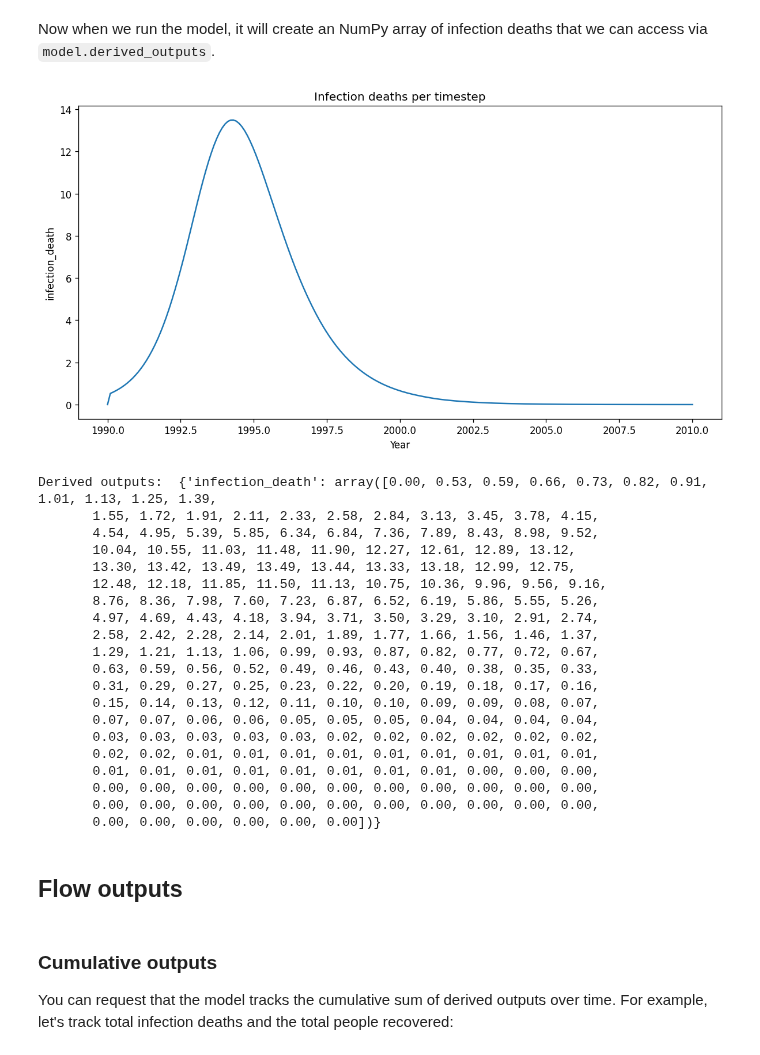
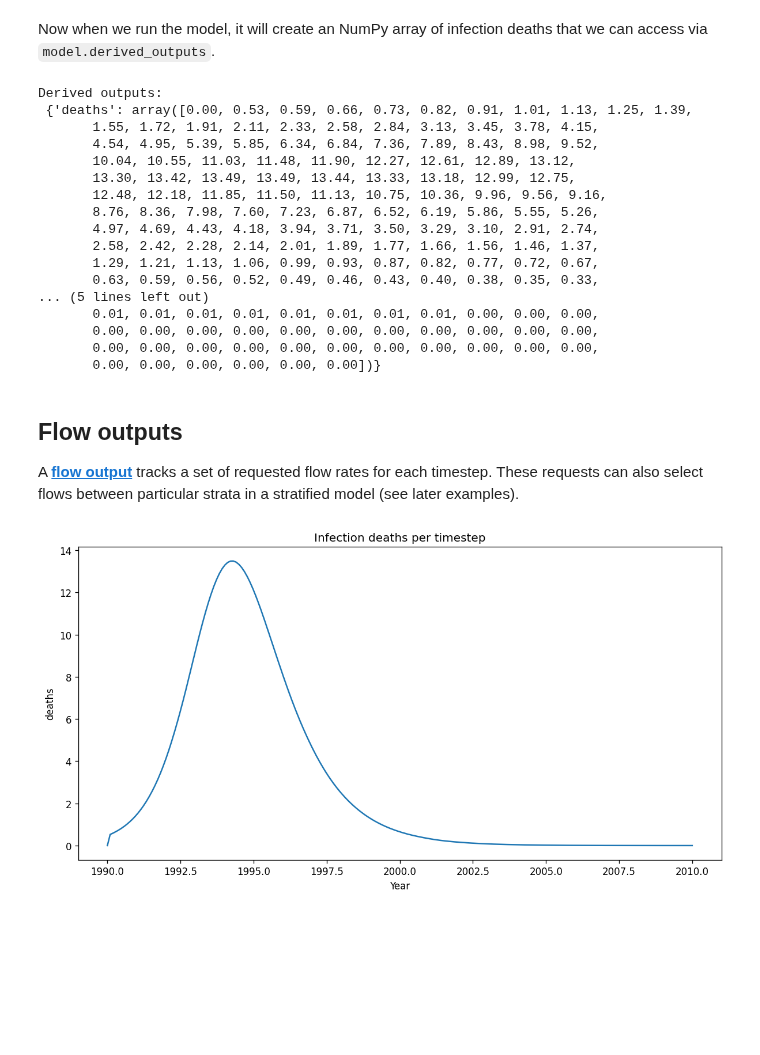
Before and after one commit to monash-emu/summer, a Jupyter notebook: docs/examples/2-derived-outputs.ipynb, the cells around one changed output. Cells and saved outputs as stored; diff of their text form; code cells hidden in the pictures; blank space fills up the shorter version.

```diff
--- a/docs/examples/2-derived-outputs.ipynb
+++ b/docs/examples/2-derived-outputs.ipynb
@@ -56,21 +78,14 @@ model.request_output_for_flow(name="infection_death", flow_name="infection_death
 # %% [markdown]
 Now when we run the model, it will create an NumPy array of infection deaths that we can access via `model.derived_outputs`.
 # %%
-# Force NumPy to format the derived output array nicely.
-import numpy as np
-np.set_printoptions(formatter={'all': lambda f: f"{f:0.2f}"})
-
 # Run the model
 model.run()
 
-# Plot the derived outputs
-plot_output(model, 'infection_death', "Infection deaths per timestep")
-
-# View the derived outputs object
-print("Derived outputs: ", model.derived_outputs)
+# View the derived outputs dictionary that we calculated when `run()` was called.
+print("Derived outputs:\n", model.derived_outputs)
 # %% [output]
-[figure, removed]
-Derived outputs:  {'infection_death': array([0.00, 0.53, 0.59, 0.66, 0.73, 0.82, 0.91, 1.01, 1.13, 1.25, 1.39,
+Derived outputs:
+ {'deaths': array([0.00, 0.53, 0.59, 0.66, 0.73, 0.82, 0.91, 1.01, 1.13, 1.25, 1.39,
        1.55, 1.72, 1.91, 2.11, 2.33, 2.58, 2.84, 3.13, 3.45, 3.78, 4.15,
        4.54, 4.95, 5.39, 5.85, 6.34, 6.84, 7.36, 7.89, 8.43, 8.98, 9.52,
        10.04, 10.55, 11.03, 11.48, 11.90, 12.27, 12.61, 12.89, 13.12,
@@ -81,23 +96,22 @@ Derived outputs:  {'infection_death': array([0.00, 0.53, 0.59, 0.66, 0.73, 0.82,
        2.58, 2.42, 2.28, 2.14, 2.01, 1.89, 1.77, 1.66, 1.56, 1.46, 1.37,
        1.29, 1.21, 1.13, 1.06, 0.99, 0.93, 0.87, 0.82, 0.77, 0.72, 0.67,
        0.63, 0.59, 0.56, 0.52, 0.49, 0.46, 0.43, 0.40, 0.38, 0.35, 0.33,
-       0.31, 0.29, 0.27, 0.25, 0.23, 0.22, 0.20, 0.19, 0.18, 0.17, 0.16,
-       0.15, 0.14, 0.13, 0.12, 0.11, 0.10, 0.10, 0.09, 0.09, 0.08, 0.07,
-       0.07, 0.07, 0.06, 0.06, 0.05, 0.05, 0.05, 0.04, 0.04, 0.04, 0.04,
-       0.03, 0.03, 0.03, 0.03, 0.03, 0.02, 0.02, 0.02, 0.02, 0.02, 0.02,
-       0.02, 0.02, 0.01, 0.01, 0.01, 0.01, 0.01, 0.01, 0.01, 0.01, 0.01,
+... (5 lines left out)
        0.01, 0.01, 0.01, 0.01, 0.01, 0.01, 0.01, 0.01, 0.00, 0.00, 0.00,
        0.00, 0.00, 0.00, 0.00, 0.00, 0.00, 0.00, 0.00, 0.00, 0.00, 0.00,
        0.00, 0.00, 0.00, 0.00, 0.00, 0.00, 0.00, 0.00, 0.00, 0.00, 0.00,
        0.00, 0.00, 0.00, 0.00, 0.00, 0.00])}
 # %% [markdown]
 ## Flow outputs
+
+A **[flow output](/model.html#summer.model.CompartmentalModel.request_output_for_flow)** tracks a set of requested flow rates for each timestep. These requests can also select flows between particular strata in a stratified model (see later examples).
 # %%
 model = build_model()
-model.request_output_for_flow(name="infection_death", flow_name="infection_death")
+
+# Request that the 'infection_death' flow is tracked as a derived output named 'deaths'.
+model.request_output_for_flow(name="deaths", flow_name="infection_death")
+
+model.run()
+plot_output(model, 'deaths', "Infection deaths per timestep")
+# %% [output]
+[figure, added]
-# %% [markdown]
-
-
-### Cumulative outputs
-
-You can request that the model tracks the cumulative sum of derived outputs over time. For example, let's track total infection deaths and the total people recovered:
```
Also changed, not shown: parts of 21 cells of this notebook, 2 other files.
